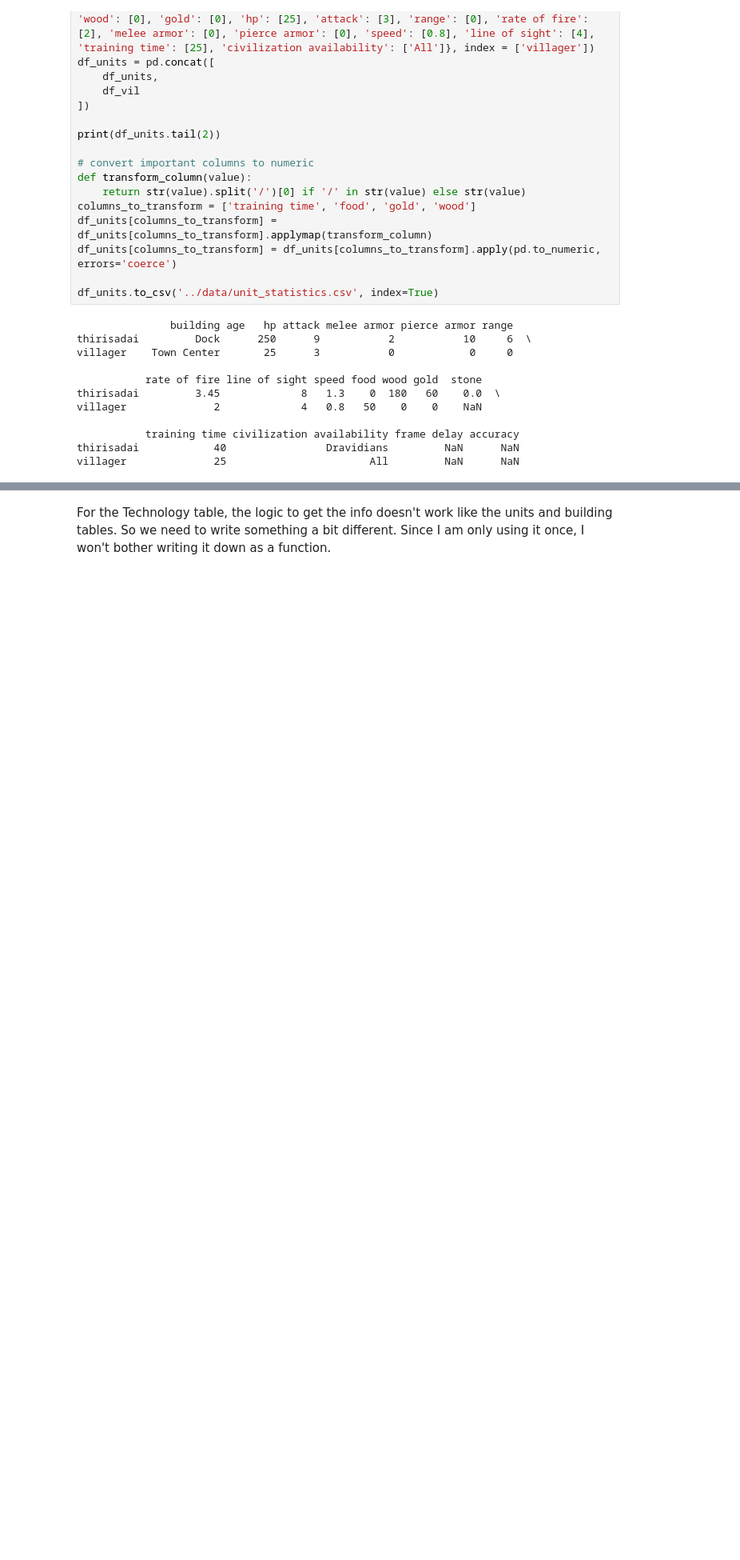
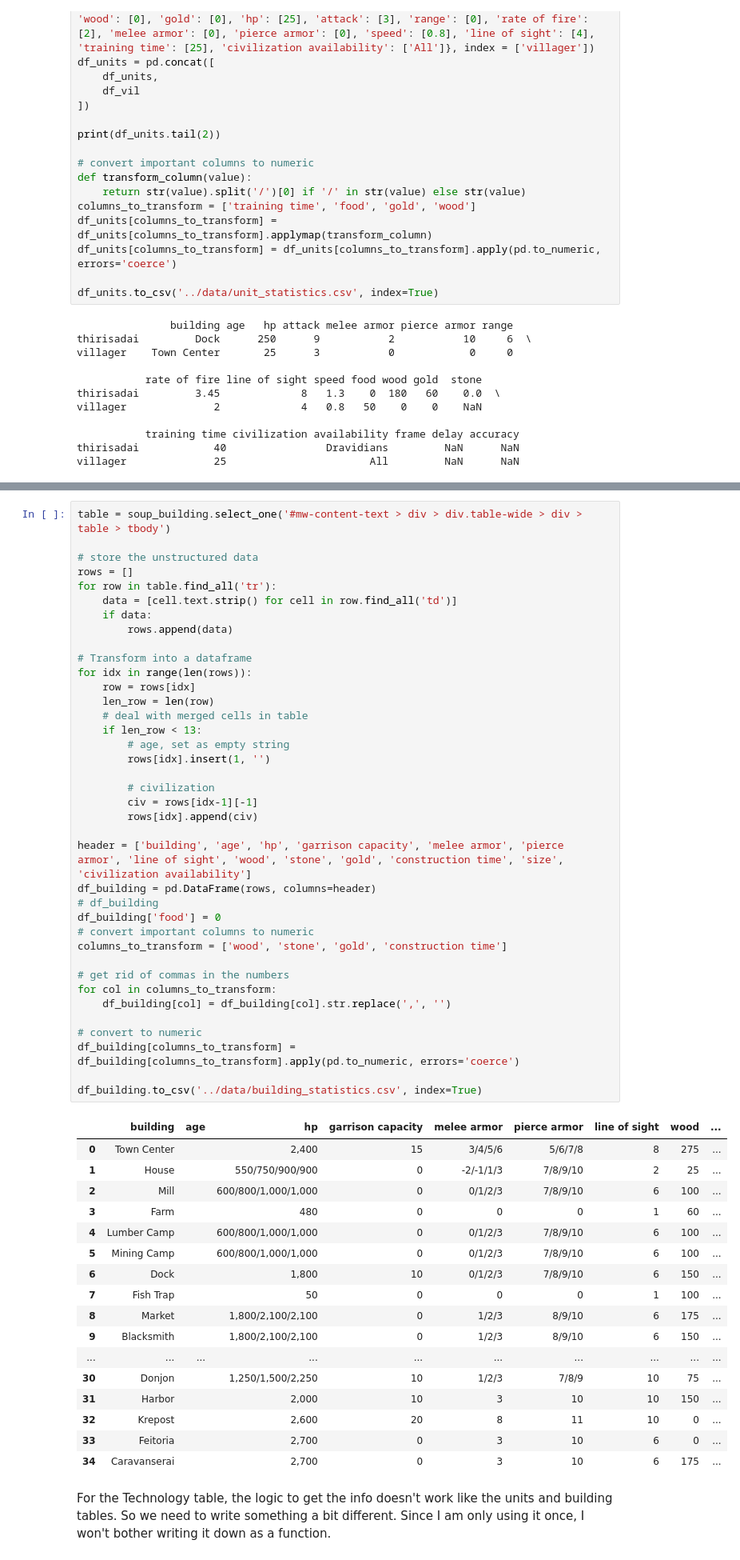
Before and after one commit to Bessone-Tepedino/aoe2_build, a Jupyter notebook: scrape_aoe2_wiki/scrape_main.ipynb, the cells around one changed output, grey strips where cells are left out. Shown at 80% size. Cells and saved outputs as stored; diff of their text form; blank space fills up the shorter version.

Commit message:
Changes to building dataframe to fix some bugs with merged cells in the website and convert important cols to numeric.

```diff
--- a/scrape_aoe2_wiki/scrape_main.ipynb
+++ b/scrape_aoe2_wiki/scrape_main.ipynb
@@ -236,2 +190,58 @@ df_building
+# %%
+table = soup_building.select_one('#mw-content-text > div > div.table-wide > div > table > tbody')
+
+# store the unstructured data
+rows = []
+for row in table.find_all('tr'):
+    data = [cell.text.strip() for cell in row.find_all('td')]
+    if data:
+        rows.append(data)
+
+# Transform into a dataframe
+for idx in range(len(rows)):
+    row = rows[idx]
+    len_row = len(row)
+    # deal with merged cells in table
+    if len_row < 13:
+        # age, set as empty string
+        rows[idx].insert(1, '')
+
+        # civilization
+        civ = rows[idx-1][-1]
+        rows[idx].append(civ)
+
+header = ['building', 'age', 'hp', 'garrison capacity', 'melee armor', 'pierce armor', 'line of sight', 'wood', 'stone', 'gold', 'construction time', 'size', 'civilization availability']
+df_building = pd.DataFrame(rows, columns=header)
+# df_building
+df_building['food'] = 0
+# convert important columns to numeric
+columns_to_transform = ['wood', 'stone', 'gold', 'construction time']
+
+# get rid of commas in the numbers
+for col in columns_to_transform:
+    df_building[col] = df_building[col].str.replace(',', '')
+
+# convert to numeric
+df_building[columns_to_transform] = df_building[columns_to_transform].apply(pd.to_numeric, errors='coerce')
+
+df_building.to_csv('../data/building_statistics.csv', index=True)
+# %% [output]
+|  | building | age | hp | garrison capacity | melee armor | pierce armor | line of sight | wood | ... |
+| 0 | Town Center |  | 2,400 | 15 | 3/4/5/6 | 5/6/7/8 | 8 | 275 | ... |
+| 1 | House |  | 550/750/900/900 | 0 | -2/-1/1/3 | 7/8/9/10 | 2 | 25 | ... |
+| 2 | Mill |  | 600/800/1,000/1,000 | 0 | 0/1/2/3 | 7/8/9/10 | 6 | 100 | ... |
+| 3 | Farm |  | 480 | 0 | 0 | 0 | 1 | 60 | ... |
+| 4 | Lumber Camp |  | 600/800/1,000/1,000 | 0 | 0/1/2/3 | 7/8/9/10 | 6 | 100 | ... |
+| 5 | Mining Camp |  | 600/800/1,000/1,000 | 0 | 0/1/2/3 | 7/8/9/10 | 6 | 100 | ... |
+| 6 | Dock |  | 1,800 | 10 | 0/1/2/3 | 7/8/9/10 | 6 | 150 | ... |
+| 7 | Fish Trap |  | 50 | 0 | 0 | 0 | 1 | 100 | ... |
+| 8 | Market |  | 1,800/2,100/2,100 | 0 | 1/2/3 | 8/9/10 | 6 | 175 | ... |
+| 9 | Blacksmith |  | 1,800/2,100/2,100 | 0 | 1/2/3 | 8/9/10 | 6 | 150 | ... |
+| ... | ... | ... | ... | ... | ... | ... | ... | ... | ... |
+| 30 | Donjon |  | 1,250/1,500/2,250 | 10 | 1/2/3 | 7/8/9 | 10 | 75 | ... |
+| 31 | Harbor |  | 2,000 | 10 | 3 | 10 | 10 | 150 | ... |
+| 32 | Krepost |  | 2,600 | 20 | 8 | 11 | 10 | 0 | ... |
+| 33 | Feitoria |  | 2,700 | 0 | 3 | 10 | 6 | 0 | ... |
+| 34 | Caravanserai |  | 2,700 | 0 | 3 | 10 | 6 | 175 | ... |
 # %% [markdown]
 For the Technology table, the logic to get the info doesn't work like the units and building tables. So we need to write something a bit different. Since I am only using it once, I won't bother writing it down as a function.
```
Also changed, not shown: parts of 3 cells of this notebook, 1 other file.
